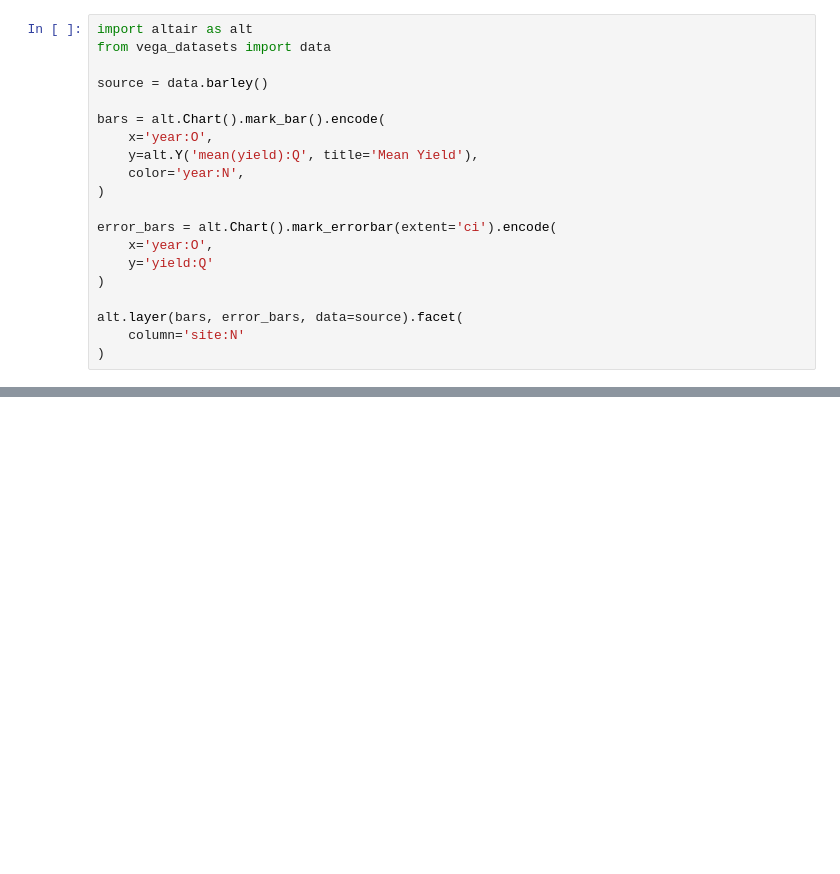
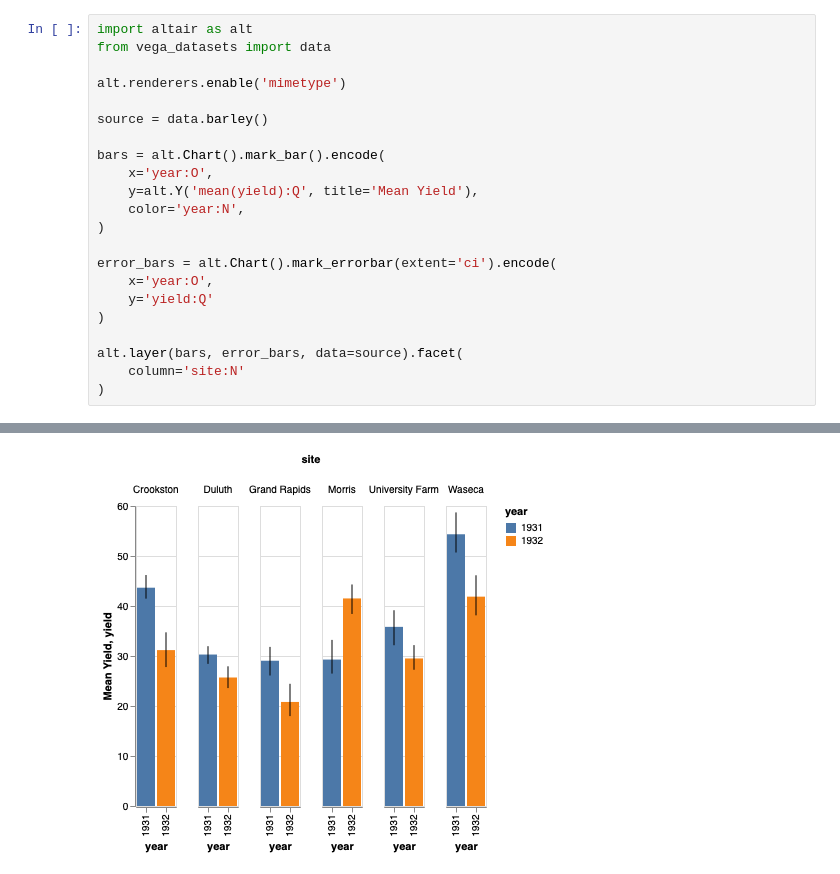
Before and after one commit to firasm/bits, a Jupyter notebook: Altair_test.ipynb, the cells around one changed output, grey strips where cells are left out. Drawn from its saved outputs; the diff is of its cells as text; blank space fills up the shorter version.

Commit message:
add 'alt.renderers.enable('mimetype')'

```diff
--- a/Altair_test.ipynb
+++ b/Altair_test.ipynb
@@ -1,6 +1,8 @@
 # %%
 import altair as alt
 from vega_datasets import data
+
+alt.renderers.enable('mimetype')
 
 source = data.barley()
 
@@ -22,0 +24 @@ alt.layer(bars, error_bars, data=source).facet(
+[figure, added]
```
Also changed, not shown: parts of 1 cell of this notebook.
